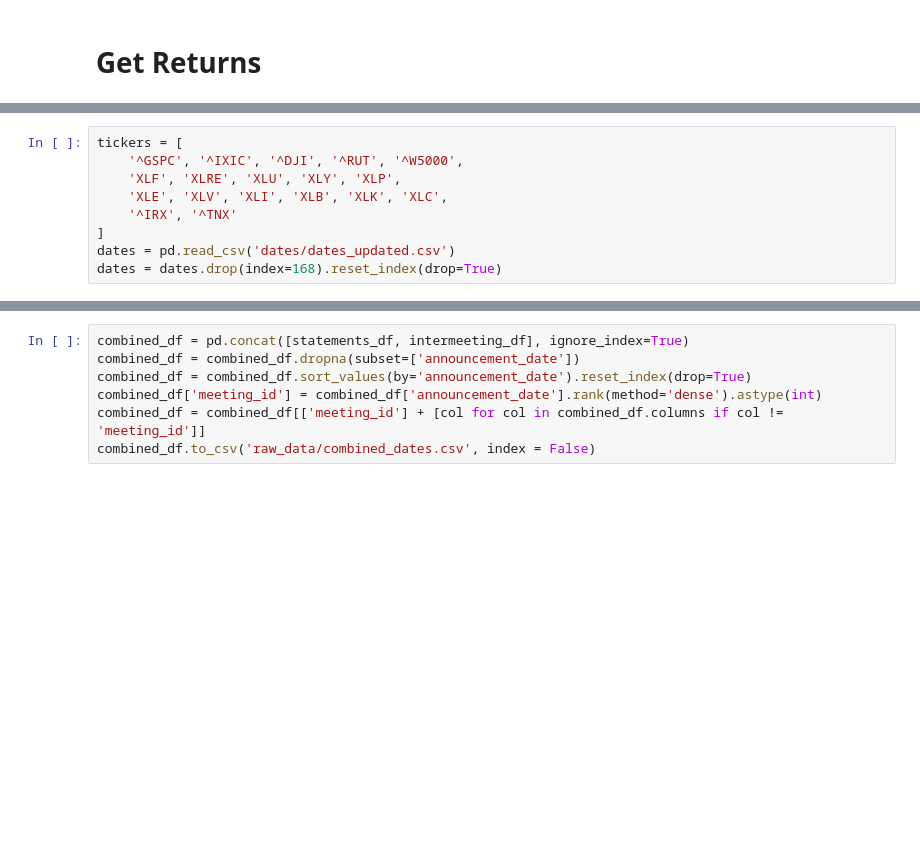
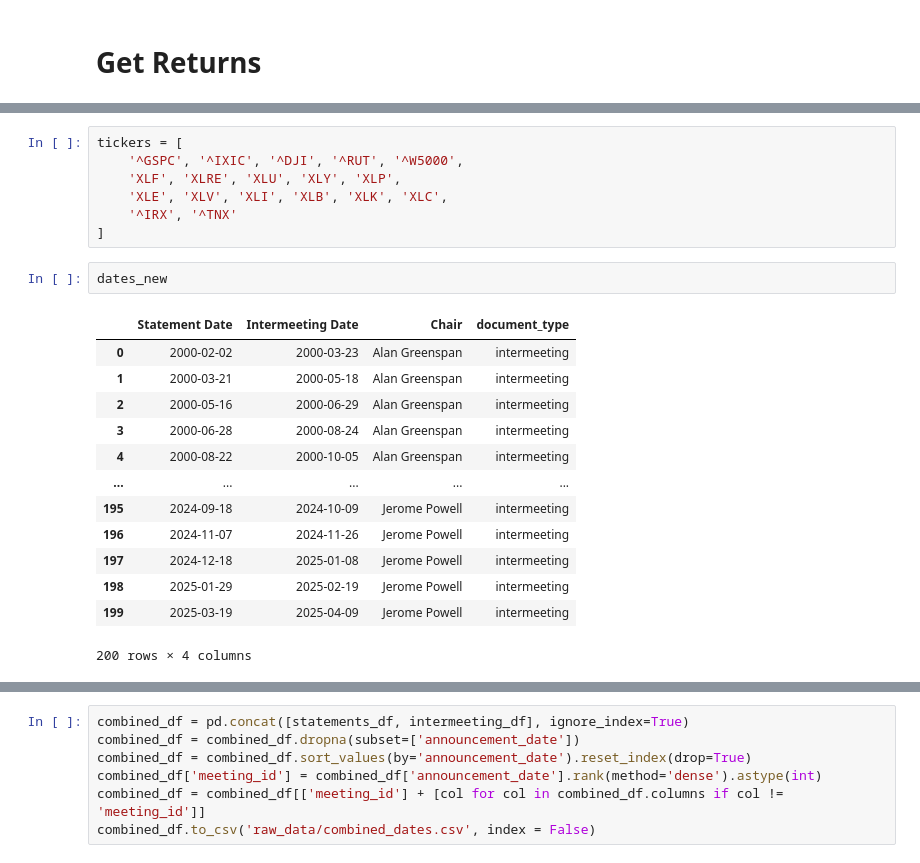
Before and after one commit to jonahnathan0/Fed_Announcements, a Jupyter notebook: Dataset_Build.ipynb, the cells around one changed output, grey strips where cells are left out. Saved outputs shown, nothing was run; the diff lists cells and outputs as text; blank space fills up the shorter version.

```diff
--- a/Dataset_Build.ipynb
+++ b/Dataset_Build.ipynb
@@ -20,8 +26,22 @@ tickers = [
     'XLE', 'XLV', 'XLI', 'XLB', 'XLK', 'XLC',
     '^IRX', '^TNX'
 ]
-dates = pd.read_csv('dates/dates_updated.csv')
-dates = dates.drop(index=168).reset_index(drop=True)
+# %%
+dates_new
+# %% [output]
+|  | Statement Date | Intermeeting Date | Chair | document_type |
+| 0 | 2000-02-02 | 2000-03-23 | Alan Greenspan | intermeeting |
+| 1 | 2000-03-21 | 2000-05-18 | Alan Greenspan | intermeeting |
+| 2 | 2000-05-16 | 2000-06-29 | Alan Greenspan | intermeeting |
+| 3 | 2000-06-28 | 2000-08-24 | Alan Greenspan | intermeeting |
+| 4 | 2000-08-22 | 2000-10-05 | Alan Greenspan | intermeeting |
+| ... | ... | ... | ... | ... |
+| 195 | 2024-09-18 | 2024-10-09 | Jerome Powell | intermeeting |
+| 196 | 2024-11-07 | 2024-11-26 | Jerome Powell | intermeeting |
+| 197 | 2024-12-18 | 2025-01-08 | Jerome Powell | intermeeting |
+| 198 | 2025-01-29 | 2025-02-19 | Jerome Powell | intermeeting |
+| 199 | 2025-03-19 | 2025-04-09 | Jerome Powell | intermeeting |
+200 rows × 4 columns
 # %%
 
 dates['Statement Date'] = pd.to_datetime(dates['Statement Date'])
```
Also changed, not shown: parts of 14 cells of this notebook, 5 other files.
